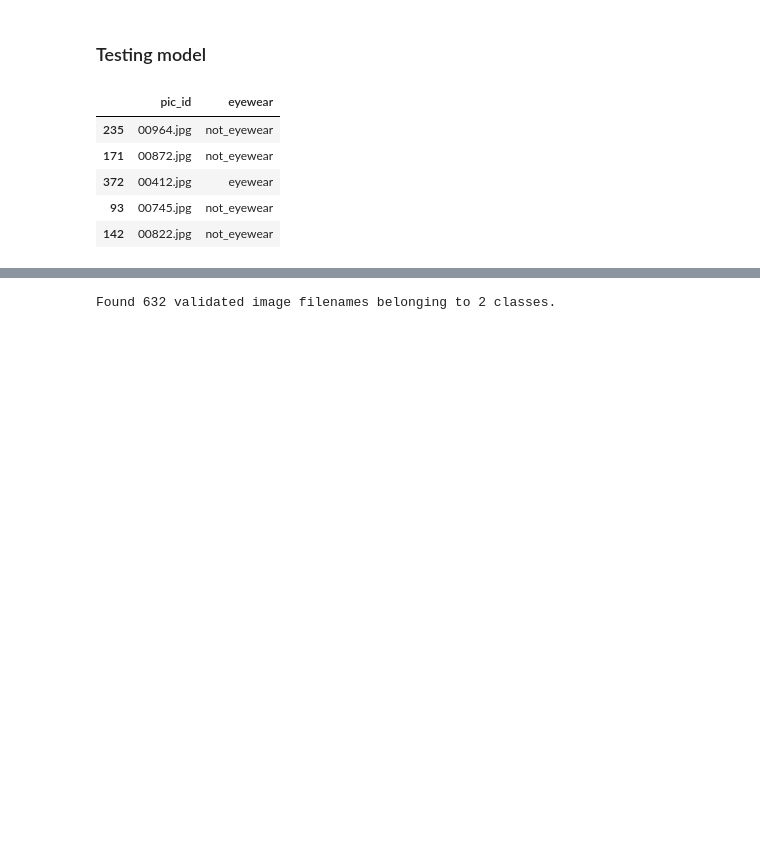
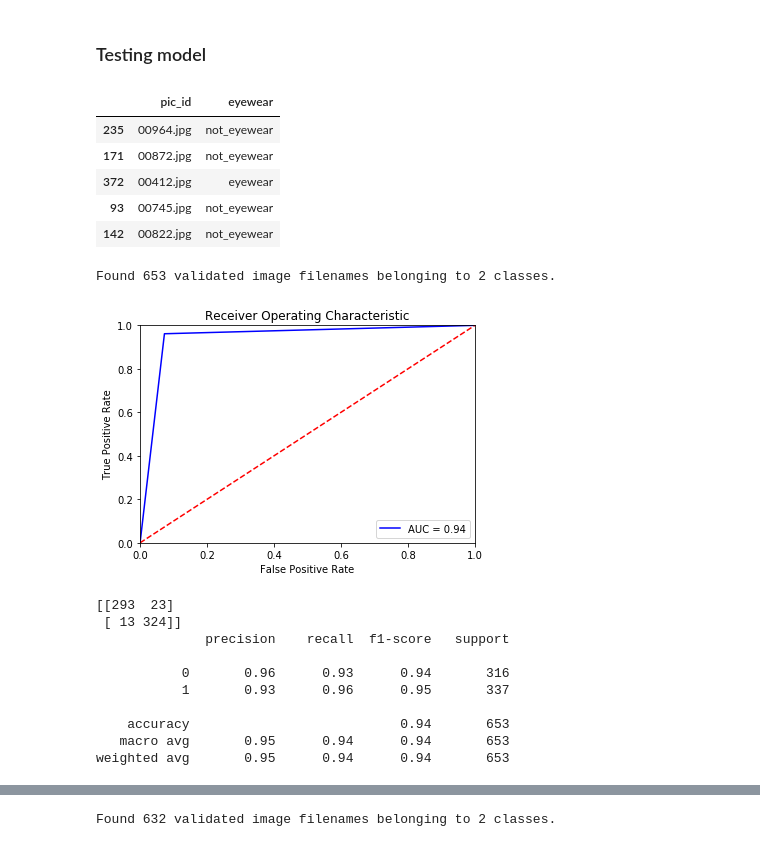
Before and after one commit to mzhou356/img2recommender, a Jupyter notebook: notebooks/Generic_Model_Tuning.ipynb, the cells around one changed output, grey strips where cells are left out. Saved outputs shown, nothing was run; the diff lists cells and outputs as text; code cells hidden in the pictures; blank space fills up the shorter version.

```diff
--- a/notebooks/Generic_Model_Tuning.ipynb
+++ b/notebooks/Generic_Model_Tuning.ipynb
@@ -461,14 +526,17 @@ df.head()
 | 142 | 00822.jpg | not_eyewear |
 # %%
 # load json and create model
-def model_testing(model_path, weight_path, label):
+def model_testing(df, model_path, weight_path, label, shuffle = False,
+                 batch_size = 32, rescale=None,preprocess_func=preprocess_input,
+                 target_size = (224,224),class_mode ='binary', only_testing = True):
     '''
+    df: the entire picture df
     model_path: json model path
     weight_path: path for weights
     label: eyewear, hat, or beard
     '''
-    train_df, test_df = load_df(label)
-    df = pd.concat([train_df,test_df])
+    # check the whole dataframe
+    sub_set = df[['pic_id',label]]
     json_file = open(model_path, 'r')
     loaded_model_json = json_file.read()
     json_file.close()
@@ -476,18 +544,11 @@ def model_testing(model_path, weight_path, label):
     # load model weight yewear_decay_
     loaded_model.load_weights(weight_path)
     # test test data
-    data_gen = ImageDataGenerator(preprocessing_function=preprocess_input)
-    data_generator = data_gen.flow_from_dataframe(
-        dataframe=df,
-        directory='../data/pics',
-        x_col='pic_id',
-        y_col=label,
-        batch_size=300,
-        target_size=(224,224),
-        class_mode = 'binary',
-        shuffle = False
-    )
-    labels = df[label].map({f'not_{label}':1, f'{label}':0})
+    data_generator= create_generator(None, df,label,shuffle,batch_size,
+                    rescale, preprocess_func, target_size,
+                    class_mode, only_testing = only_testing)
+    data_generator=data_generator[0]
+    labels = df[label].map({'1':1, '0':0})
 
     loaded_model.compile(loss='binary_crossentropy',
              optimizer=optimizers.SGD(),
@@ -507,3 +568,21 @@ def model_testing(model_path, weight_path, label):
     plt.show()
     print(confusion_matrix(labels, y_pred))
     print(classification_report(labels, y_pred))
+# %%
+model_testing(df=df,model_path='../tuning_data/resnet_data/resnet50_model_5_up.json',
+             weight_path='../tuning_data/resnet_data/untracked_resnet50/best_resnet50_model_5_layer_eyewear_0.25dobeta.h5',
+              label='eyewear')
+# use best_resnet50_model_5_layer_eyewear_0.25dobeta_2.h5
+# %% [output]
+Found 653 validated image filenames belonging to 2 classes.
+[figure, added]
+[[293  23]
+ [ 13 324]]
+              precision    recall  f1-score   support
+
+           0       0.96      0.93      0.94       316
+           1       0.93      0.96      0.95       337
+
+    accuracy                           0.94       653
+   macro avg       0.95      0.94      0.94       653
+weighted avg       0.95      0.94      0.94       653
```
Also changed, not shown: parts of 19 cells of this notebook, 1 other file.
